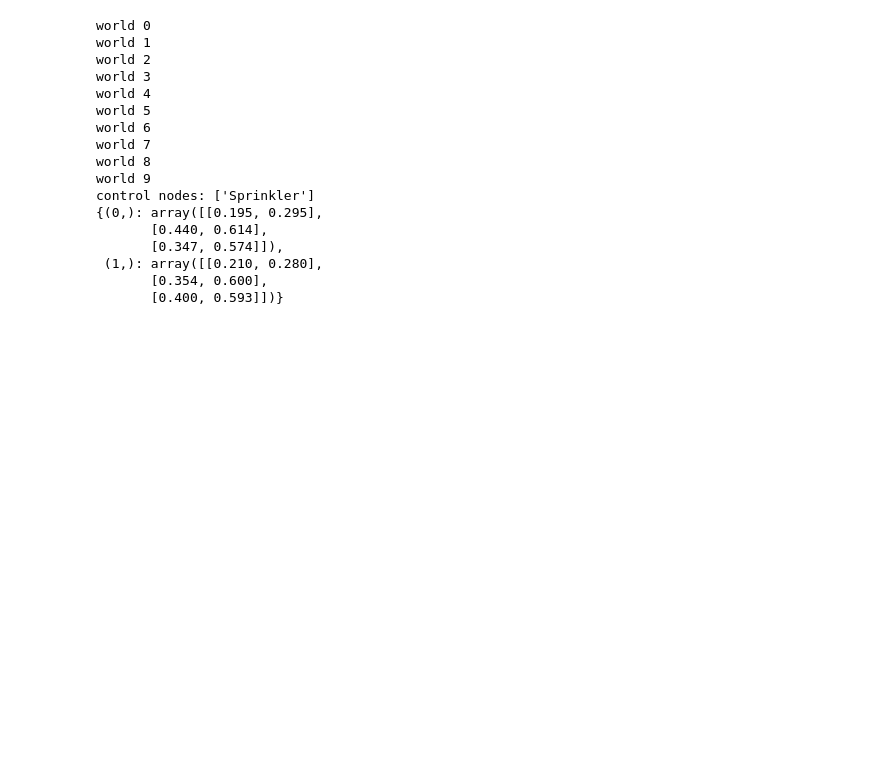
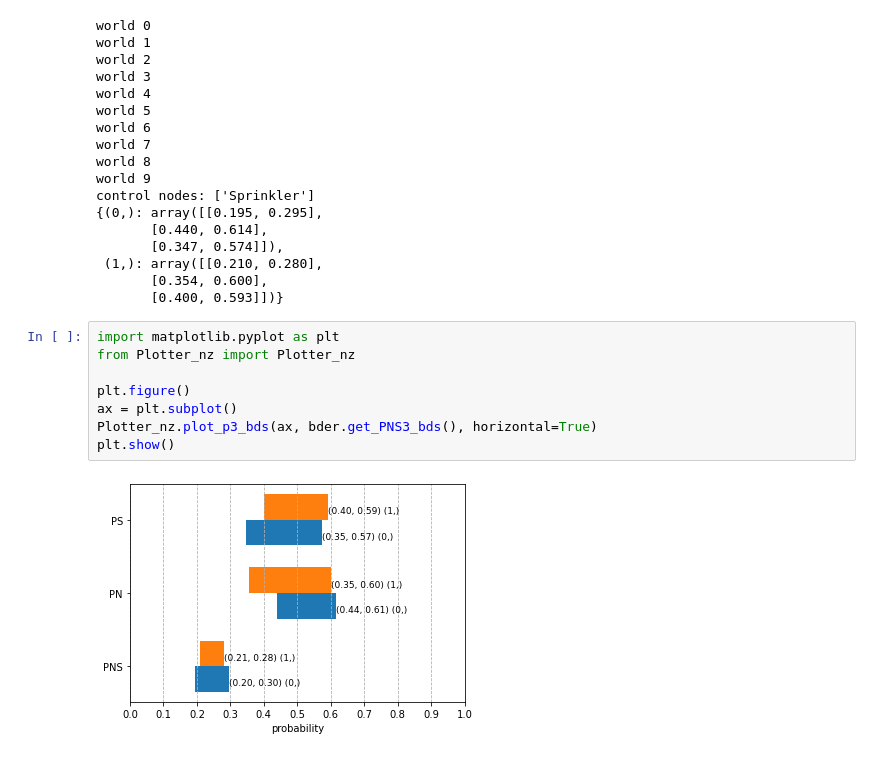
Before and after one commit to rrtucci/JudeasRx, a Jupyter notebook: jupyter_notebooks/monte_carlo_for_specific_DAG_nZ.ipynb, the cells around one changed output. Saved outputs shown, nothing was run; the diff lists cells and outputs as text; blank space fills up the shorter version.

```diff
--- a/jupyter_notebooks/monte_carlo_for_specific_DAG_nZ.ipynb
+++ b/jupyter_notebooks/monte_carlo_for_specific_DAG_nZ.ipynb
@@ -67,3 +67,13 @@ control nodes: ['Sprinkler']
  (1,): array([[0.210, 0.280],
        [0.354, 0.600],
        [0.400, 0.593]])}
+# %%
+import matplotlib.pyplot as plt
+from Plotter_nz import Plotter_nz
+
+plt.figure()
+ax = plt.subplot()
+Plotter_nz.plot_p3_bds(ax, bder.get_PNS3_bds(), horizontal=True)
+plt.show()
+# %% [output]
+[figure, added]
```
